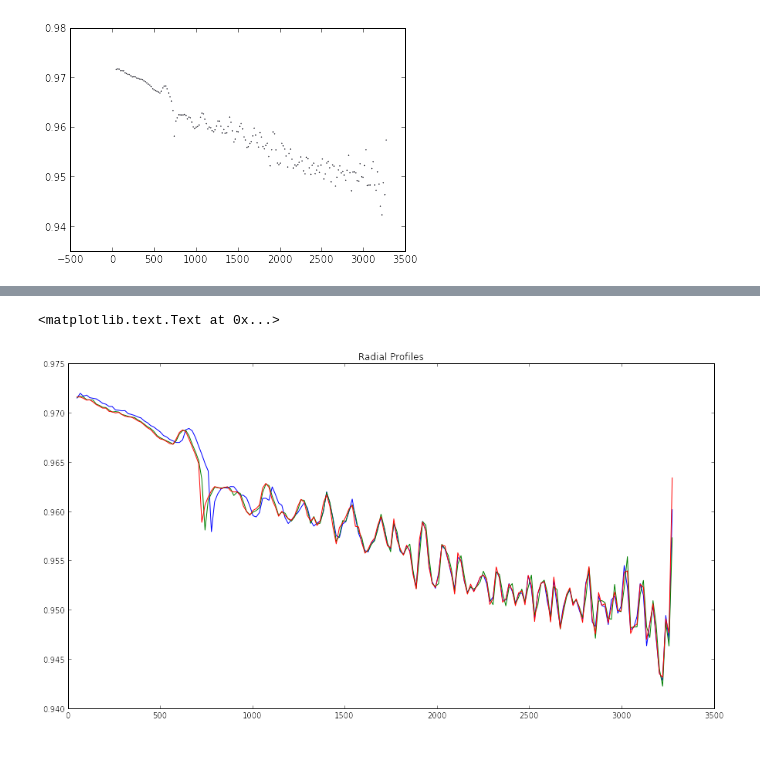
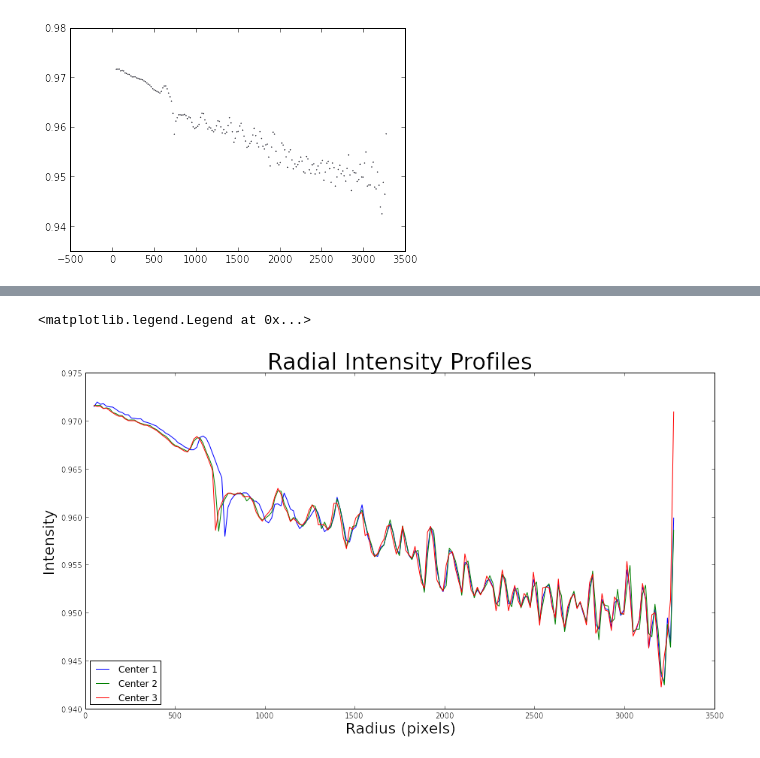
Before and after one commit to flgomezc/AndeanCosmoSchool2015, a Jupyter notebook: week4/The Revenge of Tree Rings.ipynb, the cells around one changed output, grey strips where cells are left out. Saved outputs shown, nothing was run; the diff lists cells and outputs as text; code cells hidden in the pictures.

```diff
--- a/week4/The Revenge of Tree Rings.ipynb
+++ b/week4/The Revenge of Tree Rings.ipynb
@@ -222,13 +222,16 @@ R3 = Radial_Pro(3)
 # %%
 fig = figure(figsize=(15,8))
 
 
 
-plot( R_BIN, R1)
-plot( R_BIN, R2)
-plot( R_BIN, R3)
+plot( R_BIN, R1, label="Center 1")
+plot( R_BIN, R2, label="Center 2")
+plot( R_BIN, R3, label="Center 3")
 
-plt.title("Radial Profiles")
+plt.title("Radial Intensity Profiles", fontsize=30)
+plt.xlabel("Radius (pixels)", fontsize=20)
+plt.ylabel("Intensity", fontsize=20)
+plt.legend(loc=0)
 # %% [output]
-<matplotlib.text.Text at 0x...>
+<matplotlib.legend.Legend at 0x...>
-[figure, old version]
+[figure, new version]
```
Also changed, not shown: parts of 5 cells of this notebook.
